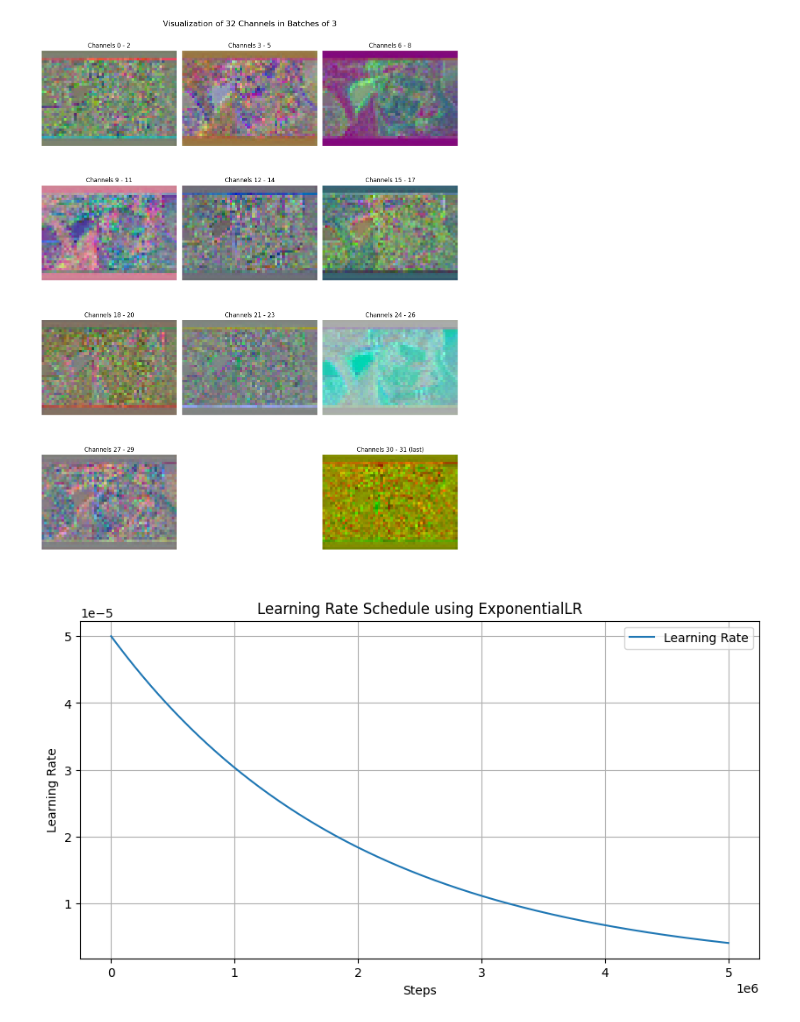
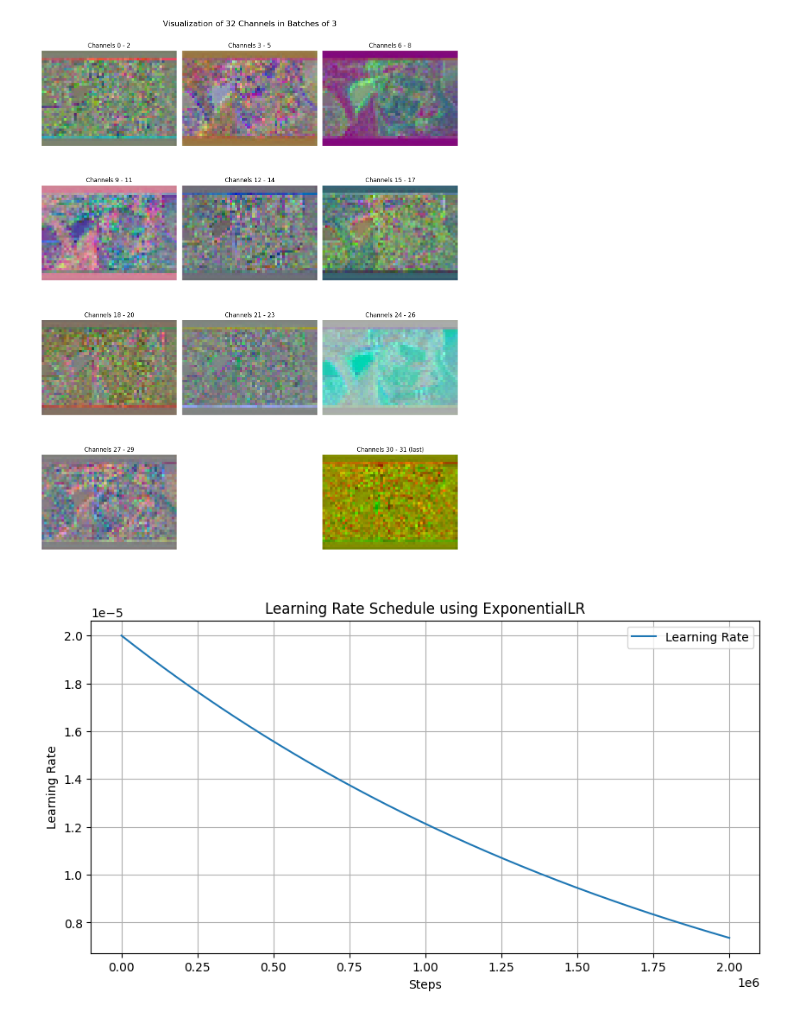
Before and after one commit to SwayStar123/reimei, a Jupyter notebook: test.ipynb, the cells around one changed output. Drawn from its saved outputs; the diff is of its cells as text; code cells hidden in the pictures.

```diff
--- a/test.ipynb
+++ b/test.ipynb
@@ -122,33 +122,33 @@ plt.show()
 # %%
 import matplotlib.pyplot as plt
 import torch
 from torch.optim.lr_scheduler import ExponentialLR
 
 # Simulated optimizer (SGD with initial LR)
-optimizer = torch.optim.SGD([torch.tensor(1.0, requires_grad=True)], lr=0.00005)
+optimizer = torch.optim.SGD([torch.tensor(1.0, requires_grad=True)], lr=0.00002)
 
 # Define the scheduler with lambda function
 lmbda = lambda epoch: 0.9999995  # Multiplicative decay factor
 scheduler = ExponentialLR(optimizer, 0.9999995)
 
 # Number of steps
-num_steps = 5000000
+num_steps = 2000000
 
 # Store learning rates over time
 lrs = []
 
 for step in range(num_steps):
     lrs.append(optimizer.param_groups[0]['lr'])
     scheduler.step()
 
 # Plot the learning rates over steps
 plt.figure(figsize=(10, 5))
 plt.plot(range(num_steps), lrs, label="Learning Rate")
 plt.xlabel("Steps")
 plt.ylabel("Learning Rate")
 plt.title("Learning Rate Schedule using ExponentialLR")
 plt.legend()
 plt.grid(True)
 plt.show()
 # %% [output]
-[figure, old version]
+[figure, new version]
```
Also changed, not shown: 7 other files.
